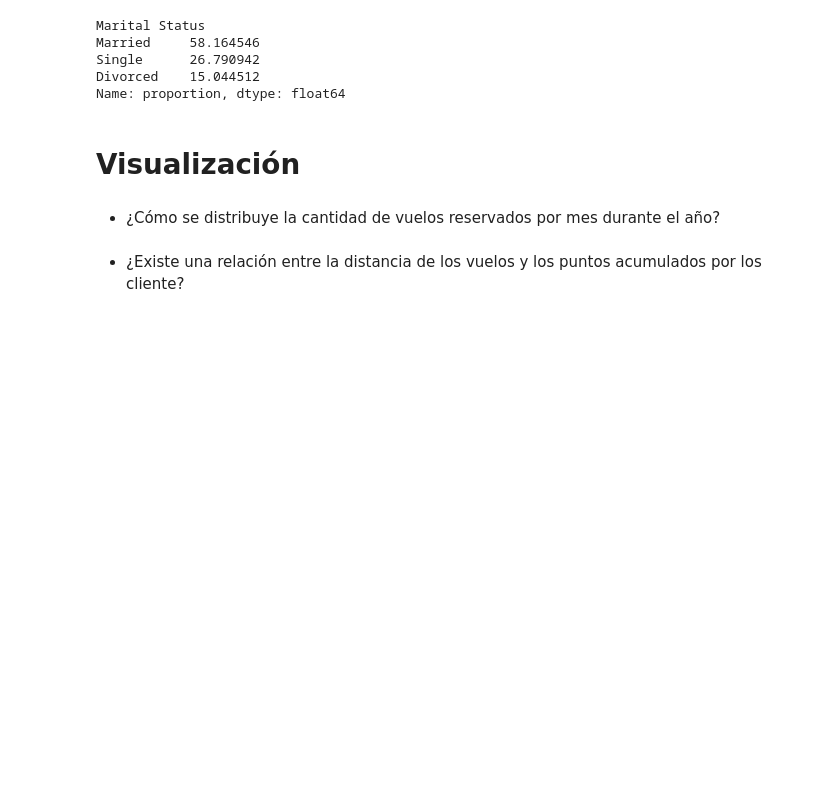
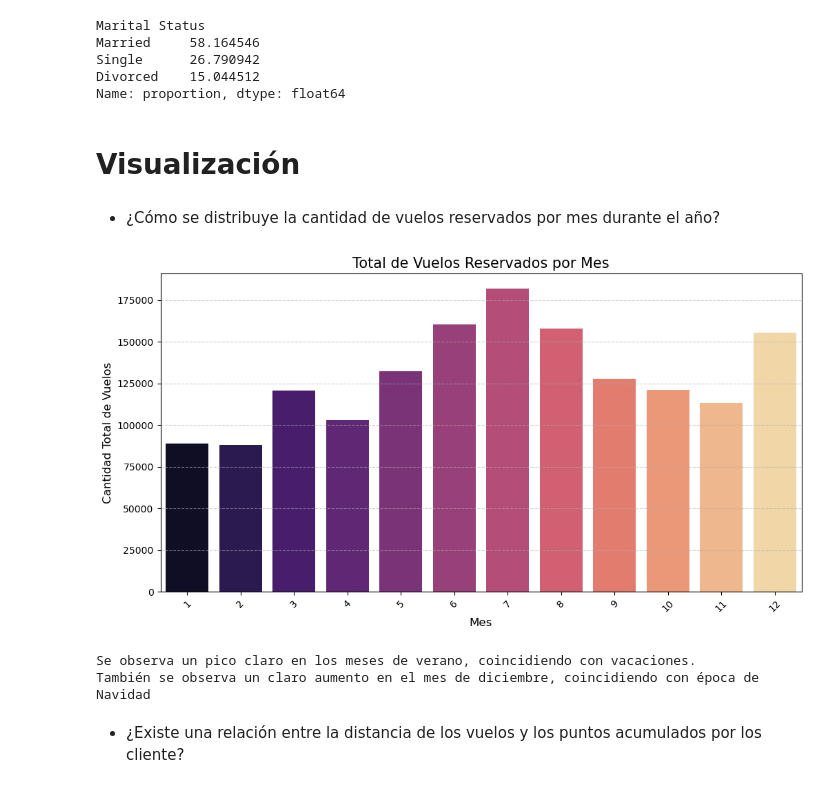
Before and after one commit to Adalab/bda-modulo-3-evaluacion-final-PatriciaAnaya, a Jupyter notebook: bda-modulo-3-evaluacion-final-PatriciaAnaya.ipynb, the cells around one changed output. Drawn from its saved outputs; the diff is of its cells as text; code cells hidden in the pictures; blank space fills up the shorter version.

```diff
--- a/bda-modulo-3-evaluacion-final-PatriciaAnaya.ipynb
+++ b/bda-modulo-3-evaluacion-final-PatriciaAnaya.ipynb
@@ -618,5 +618,23 @@ Name: proportion, dtype: float64
 # Visualización
 # %% [markdown]
 - ¿Cómo se distribuye la cantidad de vuelos reservados por mes durante el año?
+# %%
+plt.figure(figsize=(12, 6))
+
+# Si quieres ver el total acumulado de todos los años por mes:
+sns.barplot(data=df_final, x='month', y='total_flights', palette='magma', estimator=sum, errorbar=None)
+
+plt.title('Total de Vuelos Reservados por Mes', fontsize=15)
+plt.xlabel('Mes', fontsize=12)
+plt.ylabel('Cantidad Total de Vuelos', fontsize=12)
+plt.xticks(rotation=45)
+plt.grid(axis='y', linestyle='--', alpha=0.6)
+plt.show()
+
+print("Se observa un pico claro en los meses de verano, coincidiendo con vacaciones. \nTambién se observa un claro aumento en el mes de diciembre, coincidiendo con época de Navidad")
+# %% [output]
+[figure, added]
+Se observa un pico claro en los meses de verano, coincidiendo con vacaciones.
+También se observa un claro aumento en el mes de diciembre, coincidiendo con época de Navidad
 # %% [markdown]
 - ¿Existe una relación entre la distancia de los vuelos y los puntos acumulados por los cliente?
```
Also changed, not shown: parts of 8 cells of this notebook, 1 other file.
